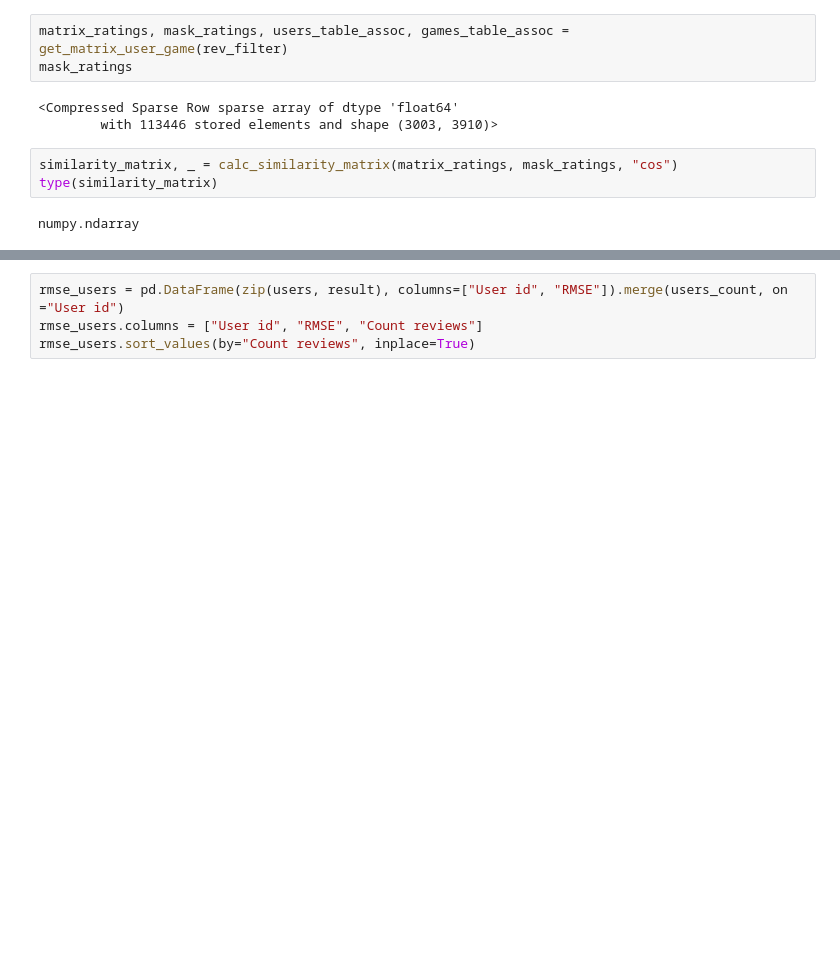
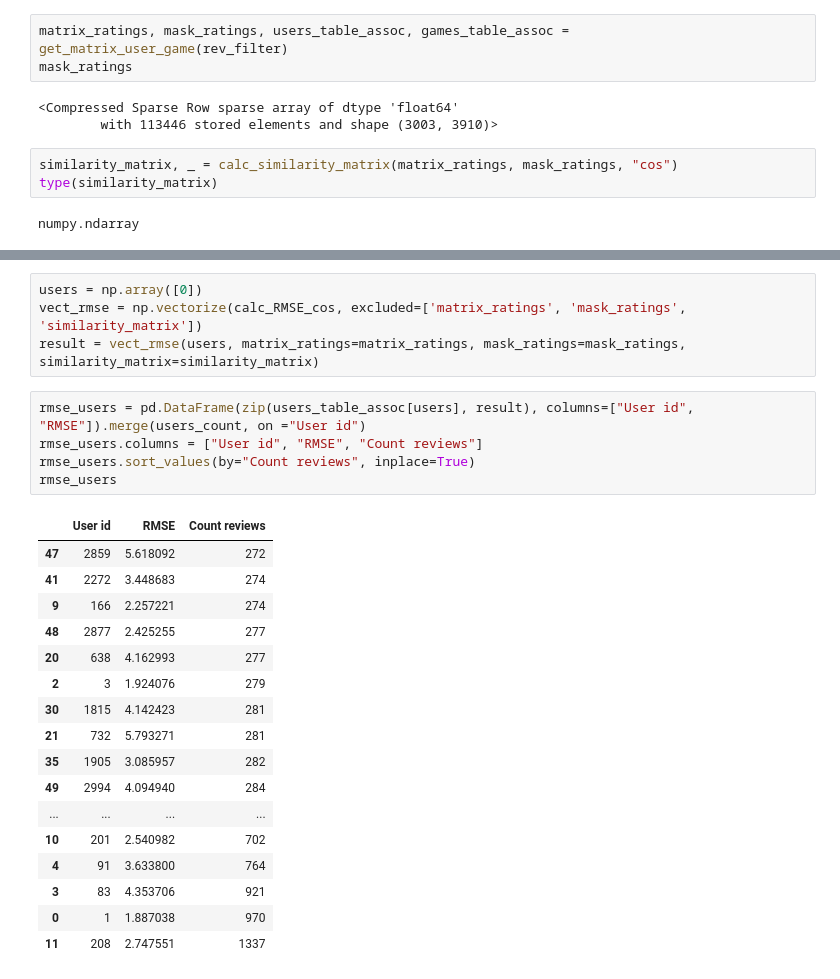
Before and after one commit to Franciline/Recommendation_system, a Jupyter notebook: cos_rmse_eval.ipynb, the cells around one changed output, grey strips where cells are left out. Cells and saved outputs as stored; diff of their text form; blank space fills up the shorter version.

```diff
--- a/cos_rmse_eval.ipynb
+++ b/cos_rmse_eval.ipynb
@@ -46,5 +62,28 @@ AttributeError: 'numpy.ndarray' object has no attribute 'index'
+# %%
+users = np.array([0])
+vect_rmse = np.vectorize(calc_RMSE_cos, excluded=['matrix_ratings', 'mask_ratings', 'similarity_matrix'])
+result = vect_rmse(users, matrix_ratings=matrix_ratings, mask_ratings=mask_ratings, similarity_matrix=similarity_matrix)
 # %%
-rmse_users = pd.DataFrame(zip(users, result), columns=["User id", "RMSE"]).merge(users_count, on ="User id")
+rmse_users = pd.DataFrame(zip(users_table_assoc[users], result), columns=["User id", "RMSE"]).merge(users_count, on ="User id")
 rmse_users.columns = ["User id", "RMSE", "Count reviews"]
 rmse_users.sort_values(by="Count reviews", inplace=True)
+rmse_users
+# %% [output]
+|  | User id | RMSE | Count reviews |
+| 47 | 2859 | 5.618092 | 272 |
+| 41 | 2272 | 3.448683 | 274 |
+| 9 | 166 | 2.257221 | 274 |
+| 48 | 2877 | 2.425255 | 277 |
+| 20 | 638 | 4.162993 | 277 |
+| 2 | 3 | 1.924076 | 279 |
+| 30 | 1815 | 4.142423 | 281 |
+| 21 | 732 | 5.793271 | 281 |
+| 35 | 1905 | 3.085957 | 282 |
+| 49 | 2994 | 4.094940 | 284 |
+| ... | ... | ... | ... |
+| 10 | 201 | 2.540982 | 702 |
+| 4 | 91 | 3.633800 | 764 |
+| 3 | 83 | 4.353706 | 921 |
+| 0 | 1 | 1.887038 | 970 |
+| 11 | 208 | 2.747551 | 1337 |
 # %%
```
Also changed, not shown: parts of 4 cells of this notebook.
